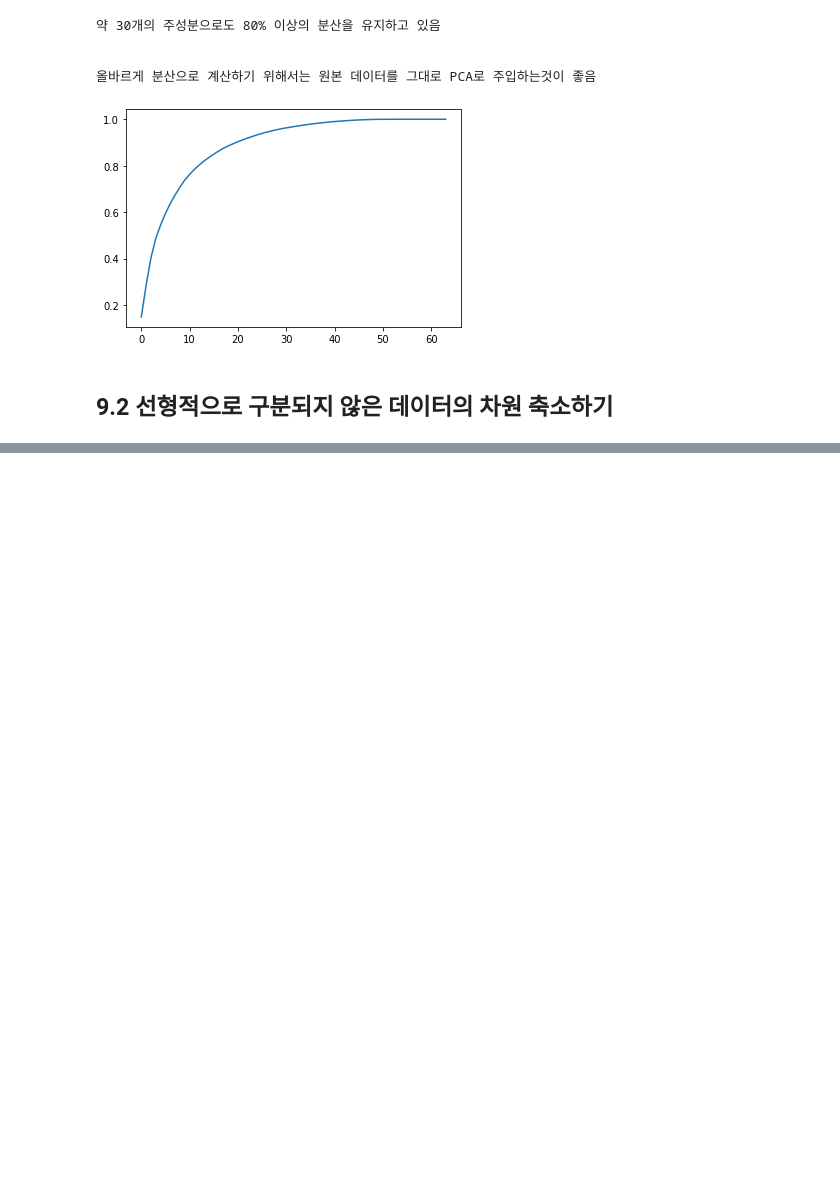
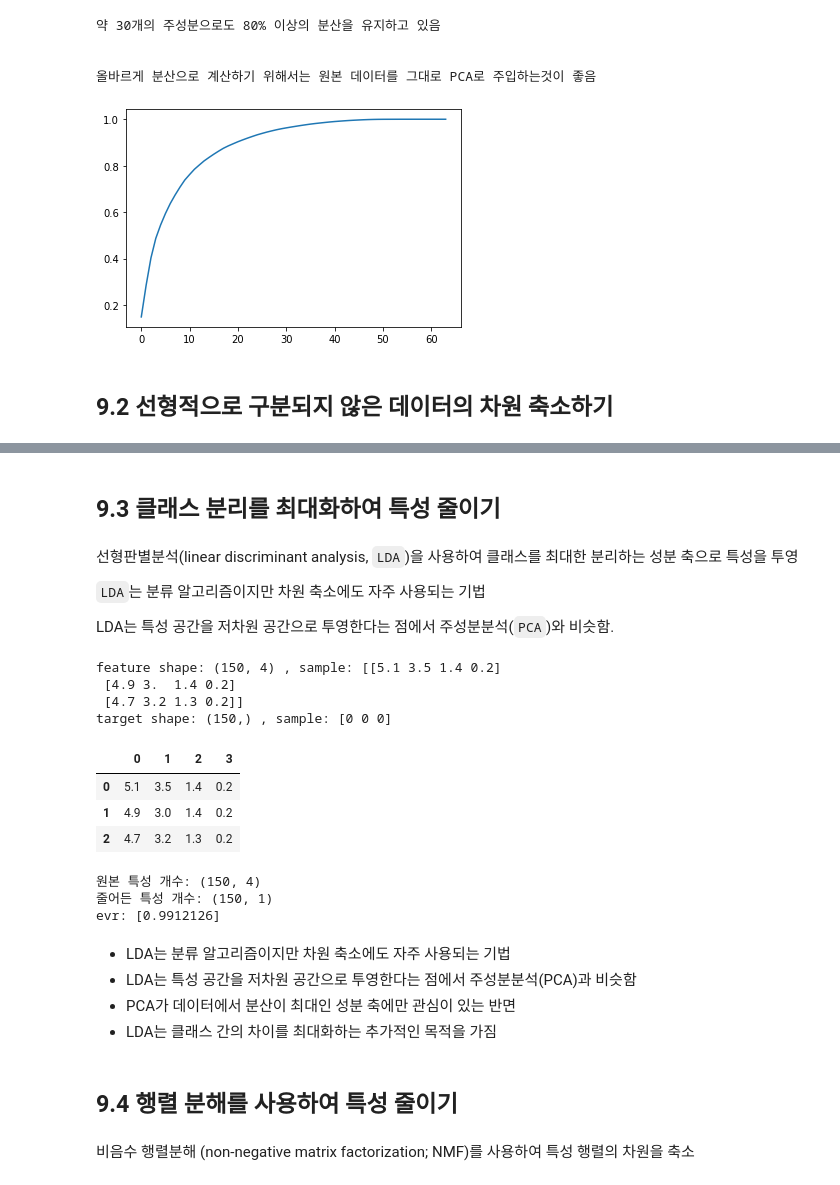
Before and after one commit to johyunkang/MLwithPythonCookbook, a Jupyter notebook: 9_차원축소.ipynb, the cells around one changed output, grey strips where cells are left out. Saved outputs shown, nothing was run; the diff lists cells and outputs as text; code cells hidden in the pictures; blank space fills up the shorter version.

```diff
--- a/9_차원축소.ipynb
+++ b/9_차원축소.ipynb
@@ -102,0 +134,48 @@ plt.show()
+# %% [markdown]
+## 9.3 클래스 분리를 최대화하여 특성 줄이기
+# %% [markdown]
+선형판별분석(linear discriminant analysis, `LDA`)을 사용하여 클래스를 최대한 분리하는 성분 축으로 특성을 투영
+
+`LDA`는 분류 알고리즘이지만 차원 축소에도 자주 사용되는 기법
+
+LDA는 특성 공간을 저차원 공간으로 투영한다는 점에서 주성분분석(`PCA`)와 비슷함.
+# %%
+from sklearn import datasets
+from sklearn.discriminant_analysis import LinearDiscriminantAnalysis
+
+iris = datasets.load_iris()
+features = iris.data
+target = iris.target
+print('feature shape:', features.shape, ', sample:', features[:3])
+print('target shape:', target.shape, ', sample:', target[:3])
+df = pd.DataFrame(features)
+df.head(3)
+# %% [output]
+feature shape: (150, 4) , sample: [[5.1 3.5 1.4 0.2]
+ [4.9 3.  1.4 0.2]
+ [4.7 3.2 1.3 0.2]]
+target shape: (150,) , sample: [0 0 0]
+|  | 0 | 1 | 2 | 3 |
+| 0 | 5.1 | 3.5 | 1.4 | 0.2 |
+| 1 | 4.9 | 3.0 | 1.4 | 0.2 |
+| 2 | 4.7 | 3.2 | 1.3 | 0.2 |
+# %%
+lda = LinearDiscriminantAnalysis(n_components=1)
+feature_lda = lda.fit(features, target).transform(features)
+
+print('원본 특성 개수:', features.shape)
+print('줄어든 특성 개수:', feature_lda.shape)
+print('evr:', lda.explained_variance_ratio_)
+# %% [output]
+원본 특성 개수: (150, 4)
+줄어든 특성 개수: (150, 1)
+evr: [0.9912126]
+# %% [markdown]
+- LDA는 분류 알고리즘이지만 차원 축소에도 자주 사용되는 기법
+- LDA는 특성 공간을 저차원 공간으로 투영한다는 점에서 주성분분석(PCA)과 비슷함
+- PCA가 데이터에서 분산이 최대인 성분 축에만 관심이 있는 반면
+- LDA는 클래스 간의 차이를 최대화하는 추가적인 목적을 가짐
+# %% [markdown]
+## 9.4 행렬 분해를 사용하여 특성 줄이기
+# %% [markdown]
+비음수 행렬분해 (non-negative matrix factorization; NMF)를 사용하여 특성 행렬의 차원을 축소
```
Also changed, not shown: parts of 6 cells of this notebook.
